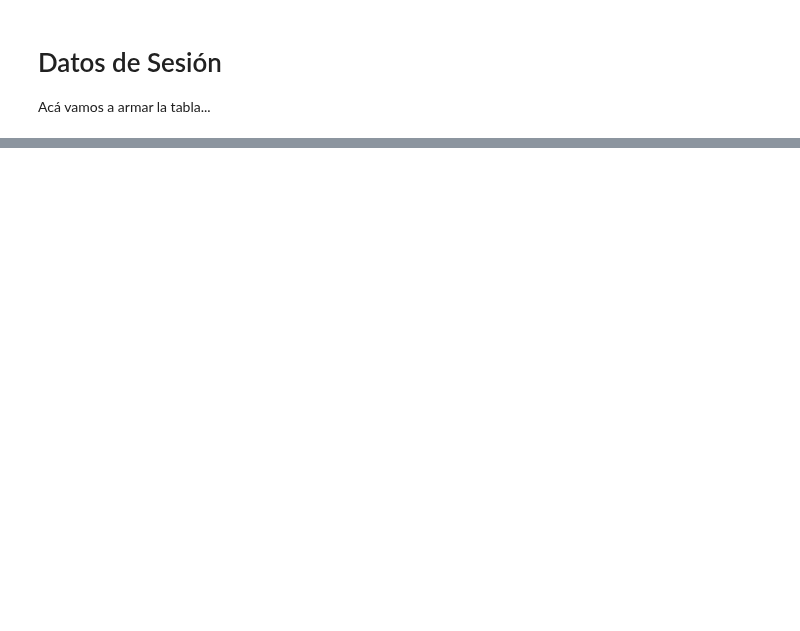
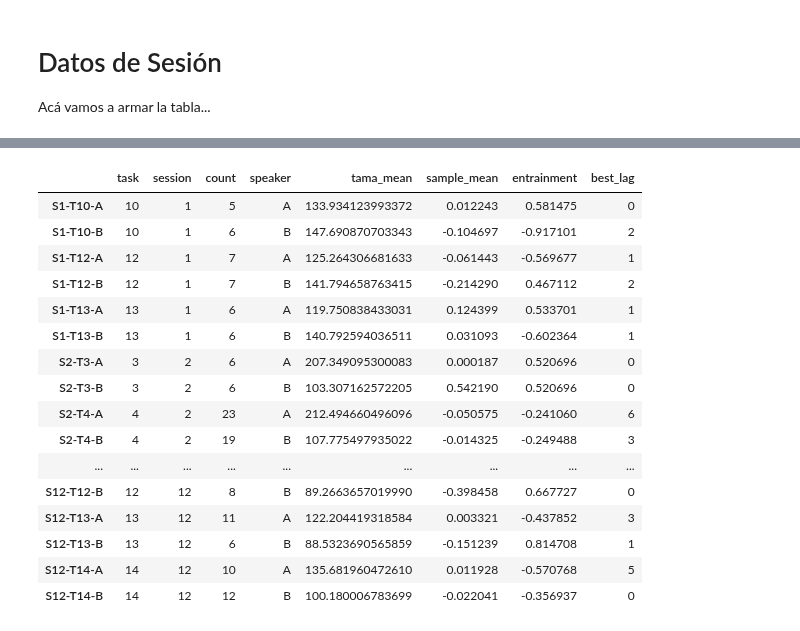
Before and after one commit to luquesky/tesis, a Jupyter notebook: session_table.ipynb, the cells around one changed output, grey strips where cells are left out. Drawn from its saved outputs; the diff is of its cells as text; code cells hidden in the pictures; blank space fills up the shorter version.

Commit message:
Update table

```diff
--- a/session_table.ipynb
+++ b/session_table.ipynb
@@ -14,11 +14,17 @@ import numpy as np
 from tsa import entrainment, cross_correlogram
 from session import SessionMapper, load_session
 from tama import tama, normalize
-import pandas as pd
+from IPython.display import display,HTML, display_latex
+from pandasql import sqldf
+
+pysqldf = lambda q: sqldf(q, globals())
+
 
 feature = "F0_MEAN"
 logger = logging.getLogger('main')
 pd.set_option('display.max_columns', 100)
+pd.set_option('display.max_columns', 100)
+
 
 mapper = SessionMapper()
 
@@ -26,60 +50,81 @@ sessions = [load_session(i) for i in range(1,13)]
 # %%
 from tsa import autoregressive_prewhitening
 
 
-def generate_task_series(A, B, meanA, meanB):
+def generate_task_series(A, B, meanA, meanB, session, task):
     l_AB, E_AB, l_BA, E_BA = entrainment(A, B, lags=range(-6, 6))
 
     AB_data = pd.Series({
+        "session": session.number,
+        "task": task.number,
+        "speaker": "A",
+        "count": A.count(),
         "entrainment" : E_AB,
         "best_lag" : abs(l_AB),
-        "tama_mean_A": meanA,
-        "tama_mean_B": meanB,
-        "sample_mean_A": A.mean(),
-        "sample_mean_B": B.mean()
+        "tama_mean": meanA,
+        "sample_mean": A.mean(),
     })
 
     BA_data = pd.Series({
+        "session": session.number,
+        "task": task.number,
+        "speaker": "B",
+        "count": B.count(),
         "entrainment" : E_BA,
         "best_lag" : abs(l_BA),
-        "tama_mean_A": meanA,
-        "tama_mean_B": meanB,
-        "sample_mean_A": A.mean(),
-        "sample_mean_B": B.mean()
+        "tama_mean": meanB,
+        "sample_mean": B.mean()
     })
 
     return AB_data, BA_data
 
-def analyze_session(session):
-    session_data = pd.DataFrame()
+def analyze_task(session, task):
+    task_data = pd.Series()
 
-    for task in session.tasks:
-        task_data = pd.Series()
+    A, meanA = tama(task.speechA, feature)
+    B, meanB = tama(task.speechB, feature)
 
-        A, meanA = tama(task.speechA, feature)
-        B, meanB = tama(task.speechB, feature)
+    if (A.count() < config.SERIES_LENGTH_THRESHOLD) or (B.count() < config.SERIES_LENGTH_THRESHOLD):
+        raise StandardError("Series too short")
 
-        if (A.count() < config.SERIES_LENGTH_THRESHOLD) or (B.count() < config.SERIES_LENGTH_THRESHOLD):
-            continue
+    nA = normalize(A, meanA)
+    nB = normalize(B, meanB)
 
-        nA = normalize(A, meanA)
-        nB = normalize(B, meanB)
+    rA, rB = autoregressive_prewhitening(nA, nB)
+    task_key = task.name.replace("Task", "T").replace(" ", "")
 
-        rA, rB = autoregressive_prewhitening(nA, nB)
-        task_key = task.name.replace("Task", "T").replace(" ", "")
+    return generate_task_series(rA, rB, meanA=meanA, meanB=meanB, session=session, task=task)
 
+def generate_table(sessions):
+    session_table = pd.DataFrame(columns=["task","session", "count","speaker", "tama_mean", "sample_mean", "entrainment", "best_lag" ])
 
-        AB_data, BA_data = generate_task_series(rA, rB, meanA=meanA, meanB=meanB)
-        session_data["%s_AB" % task_key], session_data["%s_BA" % task_key] = AB_data, BA_data
+    for session in sessions:
+        for task in session.tasks:
+            try:
+                entry_name = "S%s-T%s" % (session.number, task.number)
+                session_table.loc[entry_name+"-A"], session_table.loc[entry_name+"-B"] = analyze_task(session, task)
+            except StandardError as e:
+                continue
+    return session_table
 
-        continue
+analysis = generate_table(sessions)
 
-        session_data["%s_A_TAMA_MEAN" % task_key] = meanA
-        session_data["%s_B_TAMA_MEAN" % task_key] = meanB
-        session_data["%s_A_SAMPLE_MEAN" % task_key] = A.mean()
-        session_data["%s_B_SAMPLE_MEAN" % task_key] = B.mean()
-
-    return session_data
-
-for session in sessions:
-    session.analysis = analyze_session(session)
+display(analysis)
+# %% [output]
+|  | task | session | count | speaker | tama_mean | sample_mean | entrainment | best_lag |
+| S1-T10-A | 10 | 1 | 5 | A | 133.934123993372 | 0.012243 | 0.581475 | 0 |
+| S1-T10-B | 10 | 1 | 6 | B | 147.690870703343 | -0.104697 | -0.917101 | 2 |
+| S1-T12-A | 12 | 1 | 7 | A | 125.264306681633 | -0.061443 | -0.569677 | 1 |
+| S1-T12-B | 12 | 1 | 7 | B | 141.794658763415 | -0.214290 | 0.467112 | 2 |
+| S1-T13-A | 13 | 1 | 6 | A | 119.750838433031 | 0.124399 | 0.533701 | 1 |
+| S1-T13-B | 13 | 1 | 6 | B | 140.792594036511 | 0.031093 | -0.602364 | 1 |
+| S2-T3-A | 3 | 2 | 6 | A | 207.349095300083 | 0.000187 | 0.520696 | 0 |
+| S2-T3-B | 3 | 2 | 6 | B | 103.307162572205 | 0.542190 | 0.520696 | 0 |
+| S2-T4-A | 4 | 2 | 23 | A | 212.494660496096 | -0.050575 | -0.241060 | 6 |
+| S2-T4-B | 4 | 2 | 19 | B | 107.775497935022 | -0.014325 | -0.249488 | 3 |
+| ... | ... | ... | ... | ... | ... | ... | ... | ... |
+| S12-T12-B | 12 | 12 | 8 | B | 89.2663657019990 | -0.398458 | 0.667727 | 0 |
+| S12-T13-A | 13 | 12 | 11 | A | 122.204419318584 | 0.003321 | -0.437852 | 3 |
+| S12-T13-B | 13 | 12 | 6 | B | 88.5323690565859 | -0.151239 | 0.814708 | 1 |
+| S12-T14-A | 14 | 12 | 10 | A | 135.681960472610 | 0.011928 | -0.570768 | 5 |
+| S12-T14-B | 14 | 12 | 12 | B | 100.180006783699 | -0.022041 | -0.356937 | 0 |
```
Also changed, not shown: parts of 4 cells of this notebook.
